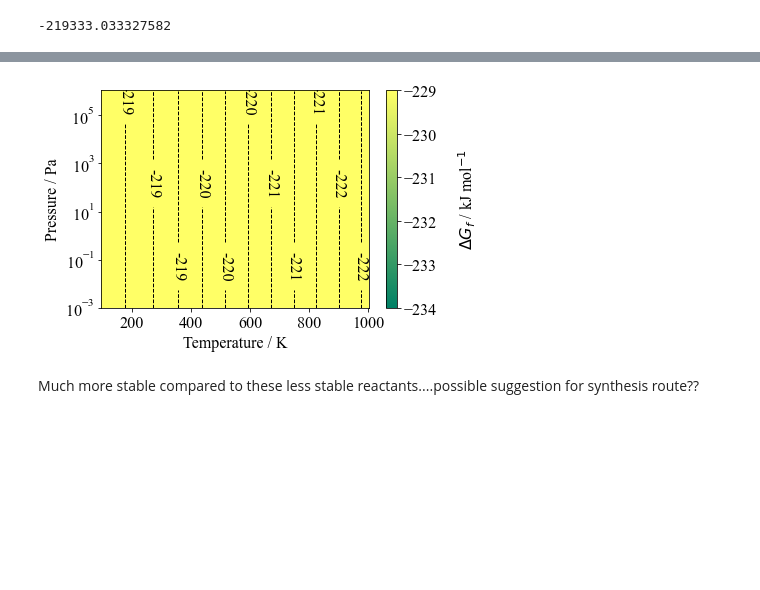
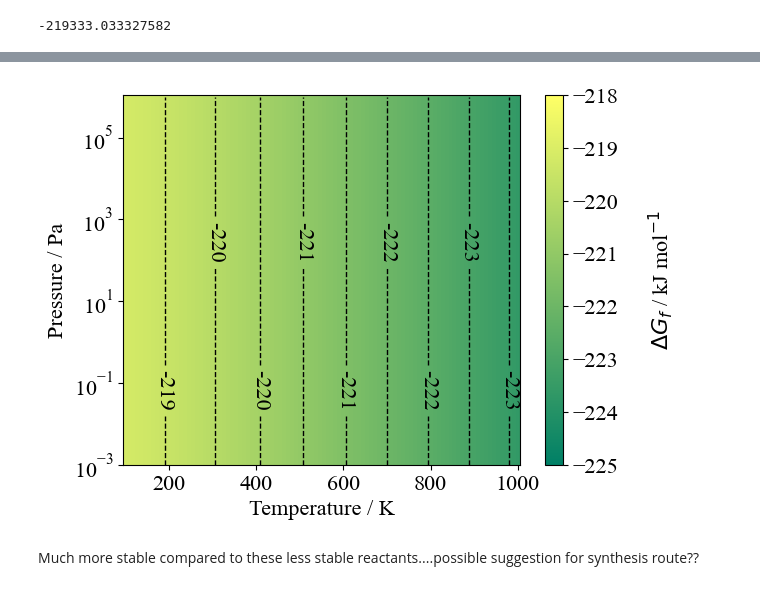
Before and after one commit to NU-CEM/ThermoPot, a Jupyter notebook: BaZrS3/BaZrS3_hse06.ipynb, the cells around one changed output, grey strips where cells are left out. Drawn from its saved outputs; the diff is of its cells as text; code cells hidden in the pictures; blank space fills up the shorter version.

```diff
--- a/BaZrS3/BaZrS3_hse06.ipynb
+++ b/BaZrS3/BaZrS3_hse06.ipynb
@@ -234,5 +238,5 @@ T = np.linspace(100,1000,100) # K
 P = np.array( np.logspace(-3,6,100),ndmin=2).transpose() # Pa
 bulk_reaction = reactions.Reaction({BaS2:1,ZrS:1},{BaZrS3:1},temperature=T, pressure=P)
 GFE = bulk_reaction.Dmu(units="kJ",xc='hse06')
-GFE.plot_TvsP(scale_range=[-234, -229])
+GFE.plot_TvsP(scale_range=[-225, -218])
 # %% [output]
@@ -240,4 +244,4 @@ GFE.plot_TvsP(scale_range=[-234, -229])
-[figure, old version]
+[figure, new version]
 # %% [markdown]
 Much more stable compared to these less stable reactants....possible suggestion for synthesis route??
 # %% [markdown]
```
Also changed, not shown: parts of 40 cells of this notebook, 2 other files.
